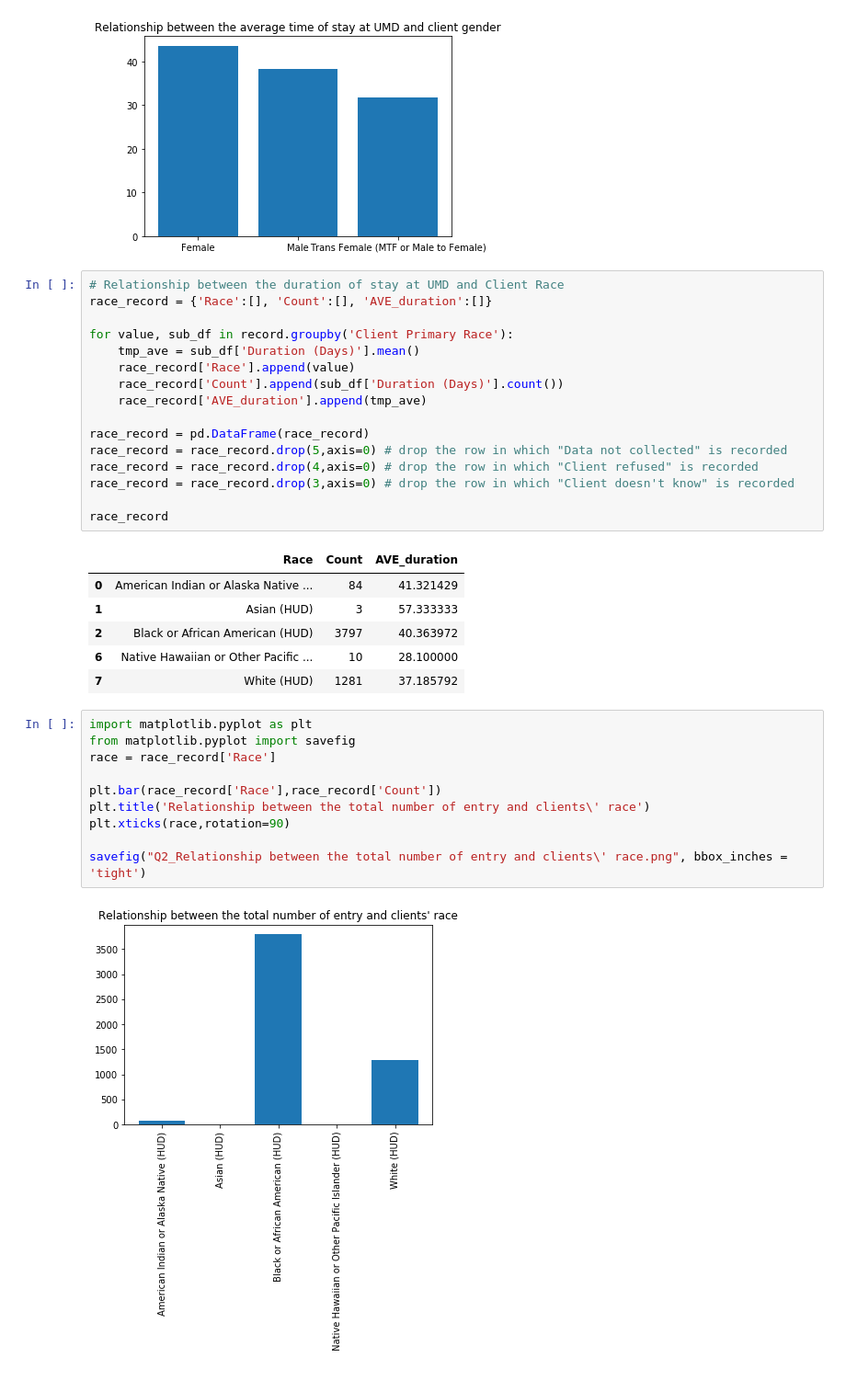
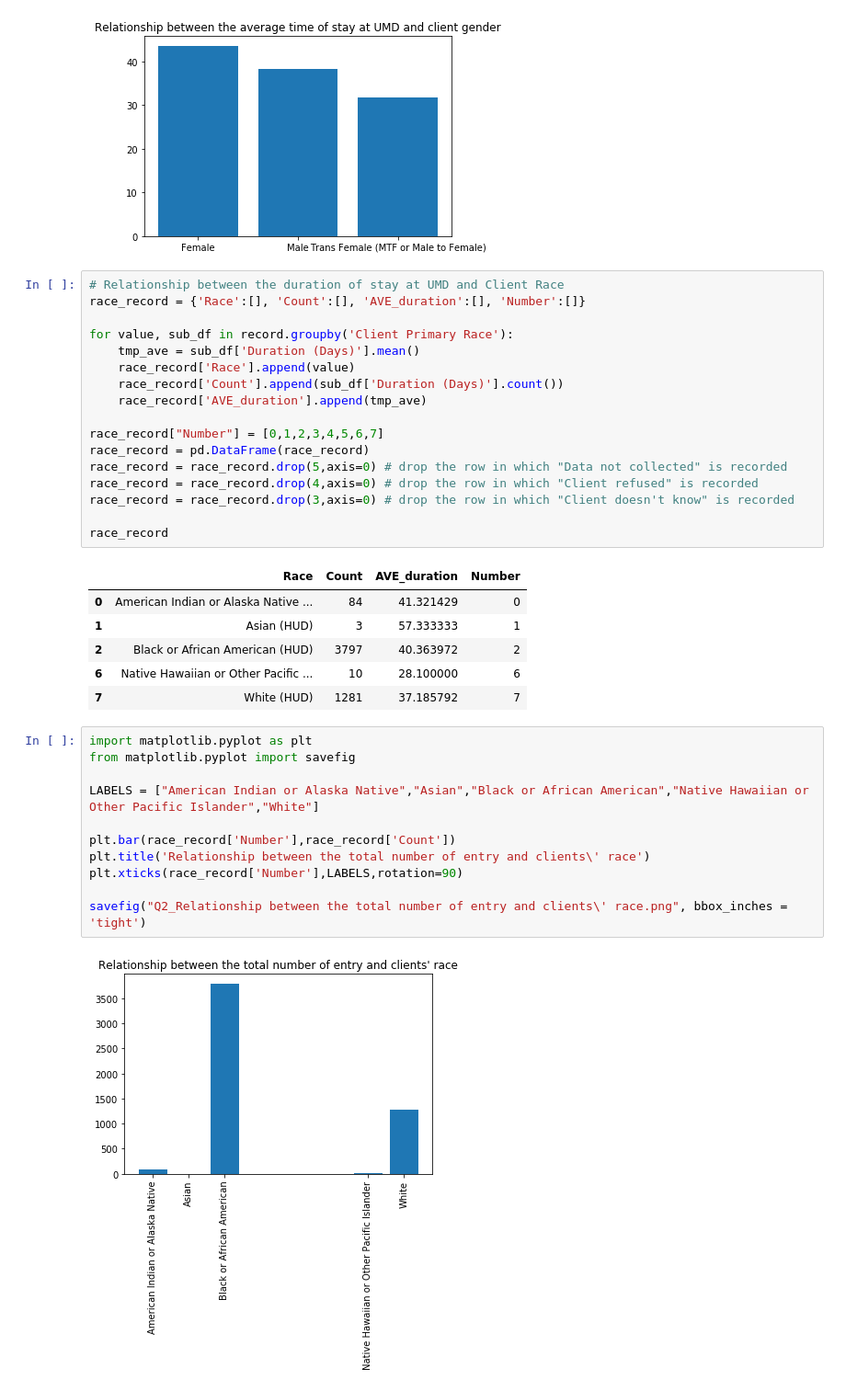
Before and after one commit to jvazquez2/bios611-projects-fall-2019-OSylli, a Jupyter notebook: project_3/scripts/Project_3_PythonScript.ipynb, the cells around one changed output. Shown at 92% size. Cells and saved outputs as stored; diff of their text form.

```diff
--- a/project_3/scripts/Project_3_PythonScript.ipynb
+++ b/project_3/scripts/Project_3_PythonScript.ipynb
@@ -80,7 +80,7 @@ savefig("Q2_Relationship between the average time of stay at UMD and client gend
 [figure]
 # %%
 # Relationship between the duration of stay at UMD and Client Race
-race_record = {'Race':[], 'Count':[], 'AVE_duration':[]}
+race_record = {'Race':[], 'Count':[], 'AVE_duration':[], 'Number':[]}
 
 for value, sub_df in record.groupby('Client Primary Race'):
     tmp_ave = sub_df['Duration (Days)'].mean()
@@ -88,6 +88,7 @@ for value, sub_df in record.groupby('Client Primary Race'):
     race_record['Count'].append(sub_df['Duration (Days)'].count())
     race_record['AVE_duration'].append(tmp_ave)
 
+race_record["Number"] = [0,1,2,3,4,5,6,7]
 race_record = pd.DataFrame(race_record)
 race_record = race_record.drop(5,axis=0) # drop the row in which "Data not collected" is recorded
 race_record = race_record.drop(4,axis=0) # drop the row in which "Client refused" is recorded
@@ -95,24 +96,25 @@ race_record = race_record.drop(3,axis=0) # drop the row in which "Client doesn't
 
 race_record
 # %% [output]
-|  | Race | Count | AVE_duration |
-| 0 | American Indian or Alaska Native ... | 84 | 41.321429 |
-| 1 | Asian (HUD) | 3 | 57.333333 |
-| 2 | Black or African American (HUD) | 3797 | 40.363972 |
-| 6 | Native Hawaiian or Other Pacific ... | 10 | 28.100000 |
-| 7 | White (HUD) | 1281 | 37.185792 |
+|  | Race | Count | AVE_duration | Number |
+| 0 | American Indian or Alaska Native ... | 84 | 41.321429 | 0 |
+| 1 | Asian (HUD) | 3 | 57.333333 | 1 |
+| 2 | Black or African American (HUD) | 3797 | 40.363972 | 2 |
+| 6 | Native Hawaiian or Other Pacific ... | 10 | 28.100000 | 6 |
+| 7 | White (HUD) | 1281 | 37.185792 | 7 |
 # %%
 import matplotlib.pyplot as plt
 from matplotlib.pyplot import savefig
-race = race_record['Race']
 
-plt.bar(race_record['Race'],race_record['Count'])
+LABELS = ["American Indian or Alaska Native","Asian","Black or African American","Native Hawaiian or Other Pacific Islander","White"]
+
+plt.bar(race_record['Number'],race_record['Count'])
 plt.title('Relationship between the total number of entry and clients\' race')
-plt.xticks(race,rotation=90)
+plt.xticks(race_record['Number'],LABELS,rotation=90)
 
 savefig("Q2_Relationship between the total number of entry and clients\' race.png", bbox_inches = 'tight')
 # %% [output]
-[figure, old version]
+[figure, new version]
 # %%
 import matplotlib.pyplot as plt
 from matplotlib.pyplot import savefig
```
Also changed, not shown: parts of 1 cell of this notebook, 2 other files.
